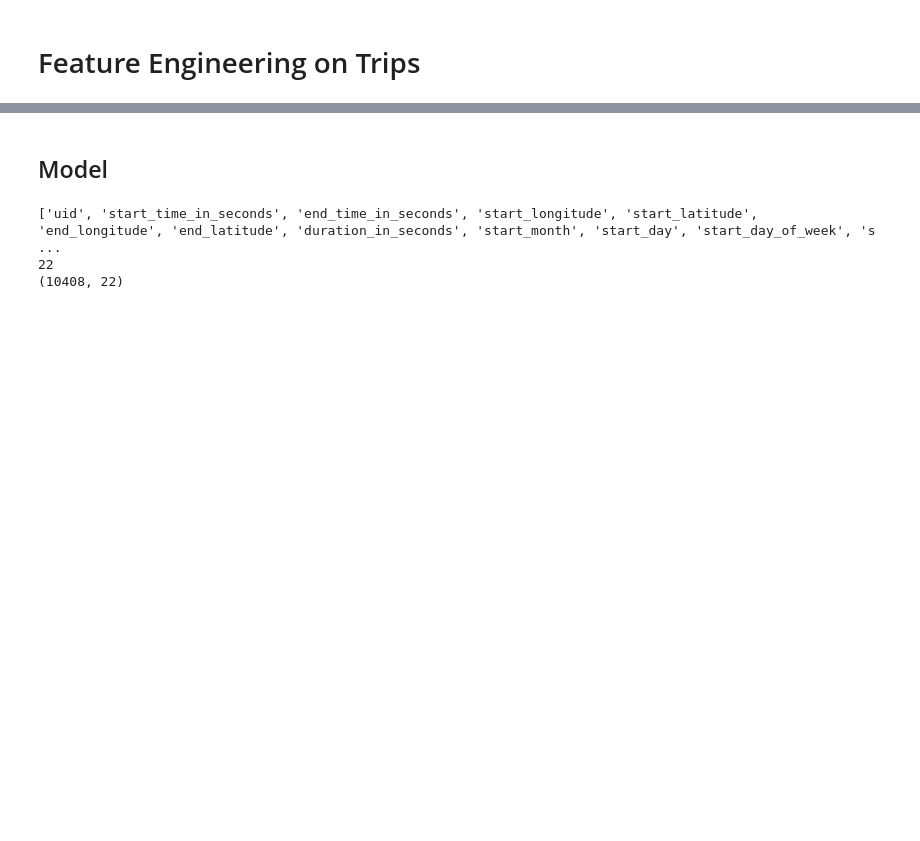
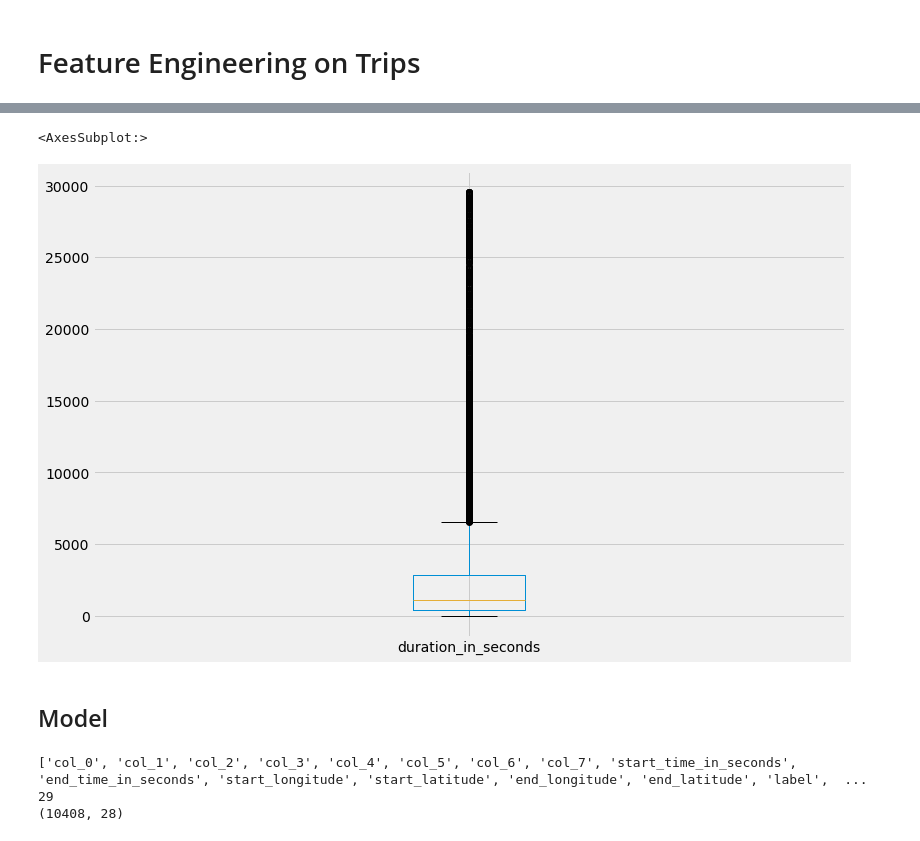
Before and after one commit to vvaynethomas/gps_project, a Jupyter notebook: eda.ipynb, the cells around one changed output, grey strips where cells are left out. Saved outputs shown, nothing was run; the diff lists cells and outputs as text; code cells hidden in the pictures; blank space fills up the shorter version.

```diff
--- a/eda.ipynb
+++ b/eda.ipynb
@@ -172,0 +195,5 @@ new_data.head()
+# %%
+# filtering outliers with zscore greater than 3 std
+from scipy import stats
+trip_data = new_data[(np.abs(stats.zscore(new_data.duration_in_seconds)) < 3)]
+trip_data.describe()
@@ -173,18 +210,22 @@ new_data.head()
+# %%
+trip_data.boxplot(column='duration_in_seconds')
+# %% [output]
+<AxesSubplot:>
+[figure, added]
 # %% [markdown]
 ## Model
 # %%
-from sklearn.model_selection import train_test_split, cross_val_predict, cross_val_score, GridSearchCV
-numerical_cols = list(new_data.dtypes[(new_data.dtypes != 'object') & (new_data.dtypes != 'datetime64[ns]')].index)
-numerical_cols.remove('tid')
+numerical_cols = list(clean_data.dtypes[(new_data.dtypes != 'object') & (new_data.dtypes != 'datetime64[ns]')].index)
+# numerical_cols.remove('tid')
 numeric_df = new_data[numerical_cols]
 print(numerical_cols)
 print(len(numerical_cols))
 print(numeric_df.shape)
 # print(numerical_cols)
 # %% [output]
-['uid', 'start_time_in_seconds', 'end_time_in_seconds', 'start_longitude', 'start_latitude', 'end_longitude', 'end_latitude', 'duration_in_seconds', 'start_month', 'start_day', 'start_day_of_week', 's ...
-22
-(10408, 22)
+['col_0', 'col_1', 'col_2', 'col_3', 'col_4', 'col_5', 'col_6', 'col_7', 'start_time_in_seconds', 'end_time_in_seconds', 'start_longitude', 'start_latitude', 'end_longitude', 'end_latitude', 'label',  ...
+29
+(10408, 28)
 # %%
 numeric_df.info()
 # %% [output]
```
Also changed, not shown: parts of 45 cells of this notebook, 15 other files.
